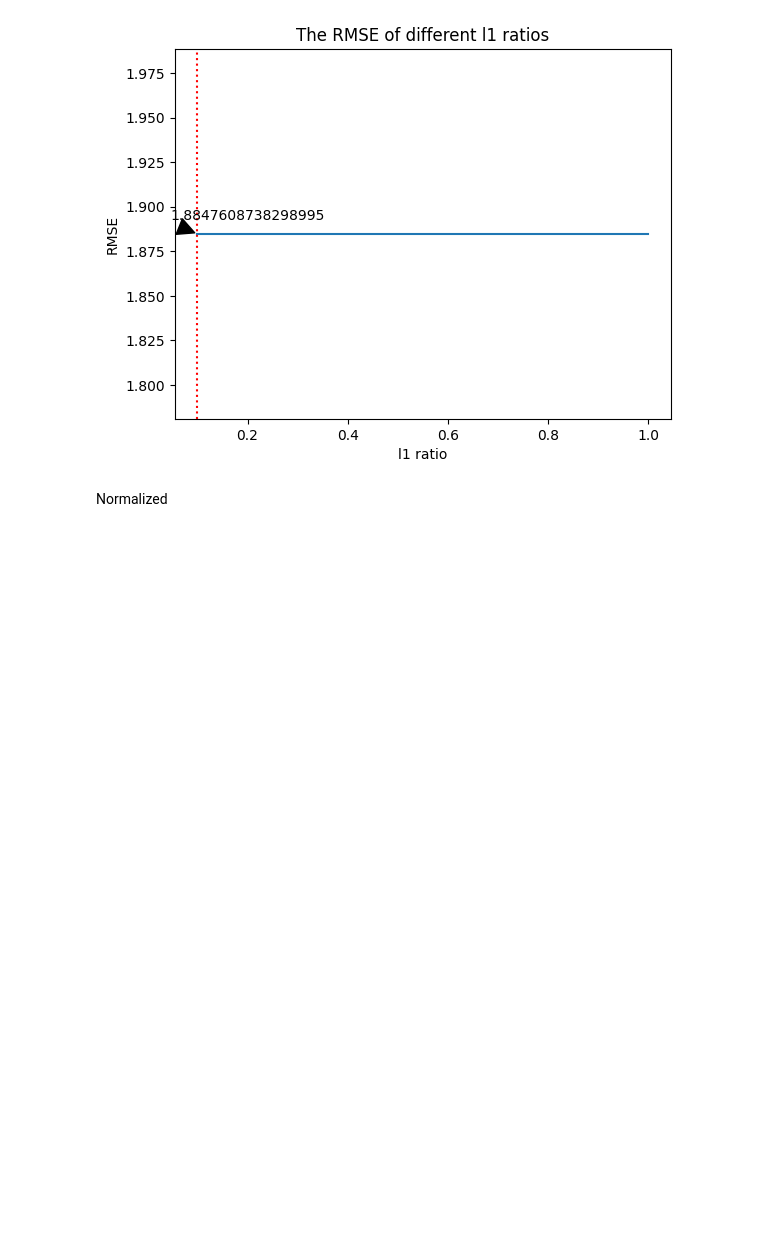
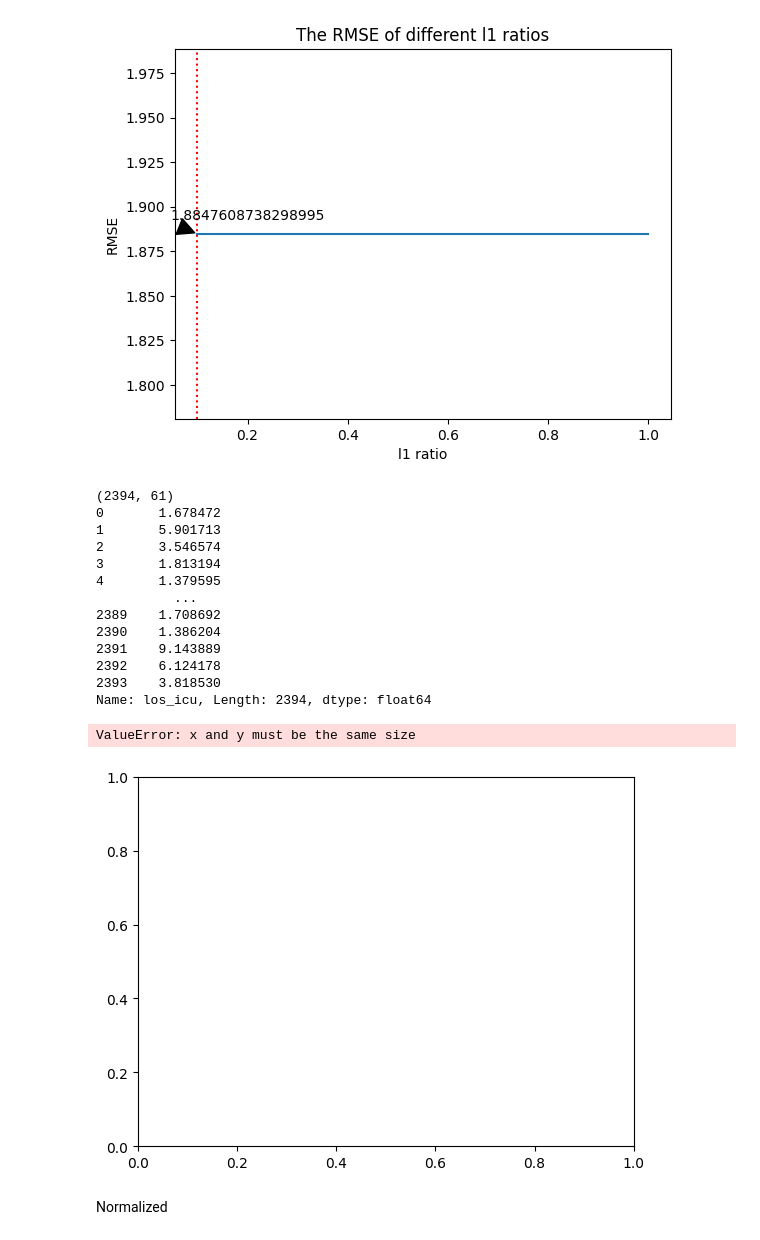
Before and after one commit to Justinfungi/Jebva-LOS-and-Mortality-Project-, a Jupyter notebook: Code/elastic_netValora/Elsastic_Net_task 2.ipynb, the cells around one changed output. Drawn from its saved outputs; the diff is of its cells as text; code cells hidden in the pictures; blank space fills up the shorter version.

```diff
--- a/Code/elastic_netValora/Elsastic_Net_task 2.ipynb
+++ b/Code/elastic_netValora/Elsastic_Net_task 2.ipynb
@@ -56,6 +91,27 @@ plt.plot(l1_ratio_list, RMSE_list)
 [1.8847608738298995, 1.8847608738298995, 1.8847608738298995, 1.8847608738298995, 1.8847608738298995, 1.8847608738298995, 1.8847608738298995, 1.8847608738298995, 1.8847608738298995, 1.8847608738298995]
 [<matplotlib.lines.Line2D at 0x...>]
 [figure]
+# %%
+#visualization
+print(X_valid_selected_t2.shape)
+print(y_valid_t2_value)
+plt.scatter(X_valid_selected_t2, y_valid_t2_value)
+# %% [output]
+(2394, 61)
+0       1.678472
+1       5.901713
+2       3.546574
+3       1.813194
+4       1.379595
+          ...
+2389    1.708692
+2390    1.386204
+2391    9.143889
+2392    6.124178
+2393    3.818530
+Name: los_icu, Length: 2394, dtype: float64
+ValueError: x and y must be the same size
+[figure, added]
 # %% [markdown]
 Normalized
 # %%
```
Also changed, not shown: parts of 4 cells of this notebook.
